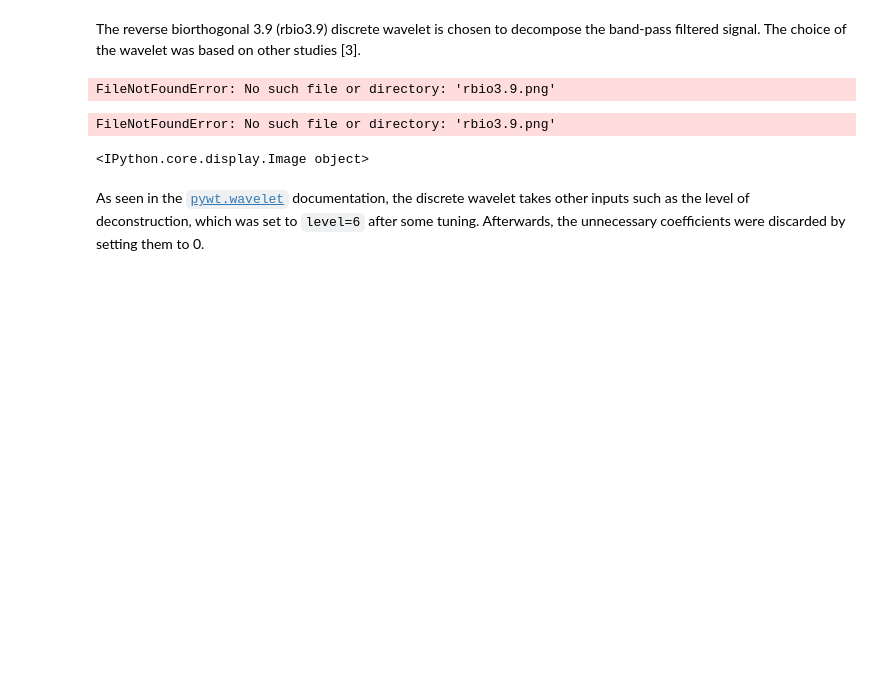
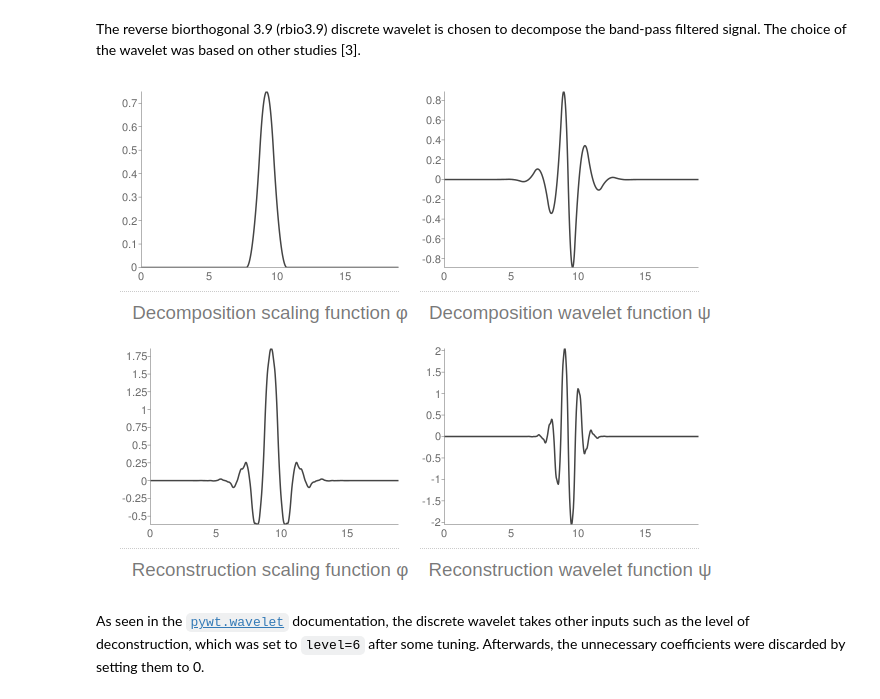
Before and after one commit to ericabrisigotti/heart_rate_estimation_LCP-A, a Jupyter notebook: Project.ipynb, the cells around one changed output. Saved outputs shown, nothing was run; the diff lists cells and outputs as text; code cells hidden in the pictures; blank space fills up the shorter version.

```diff
--- a/Project.ipynb
+++ b/Project.ipynb
@@ -458,11 +458,9 @@ Wavelet transform can be divided into two main categories based on the wavelets:
 # %% [markdown]
 The reverse biorthogonal 3.9 (rbio3.9) discrete wavelet is chosen to decompose the band-pass filtered signal. The choice of the wavelet was based on other studies [3].
 # %%
-Image("rbio3.9.png")
+Image("rbio3.9_wavelet.png")
 # %% [output]
-FileNotFoundError: No such file or directory: 'rbio3.9.png'
-FileNotFoundError: No such file or directory: 'rbio3.9.png'
-<IPython.core.display.Image object>
+[figure, added]
 # %% [markdown]
 As seen in the <a href="https://pywavelets.readthedocs.io/en/latest/ref/dwt-discrete-wavelet-transform.html"> <code>pywt.wavelet</code></a> documentation, the discrete wavelet takes other inputs such as the level of deconstruction, which was set to <code>level=6</code> after some tuning. Afterwards, the unnecessary coefficients were discarded by setting them to 0.
 # %%
```
Also changed, not shown: parts of 2 cells of this notebook.
